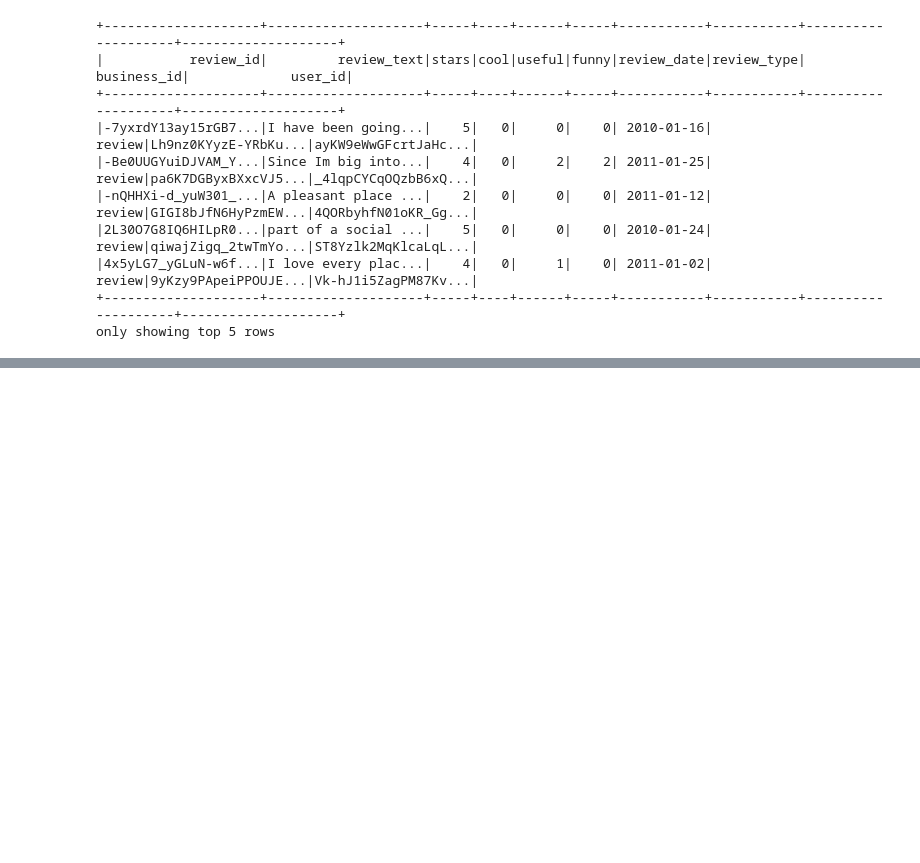
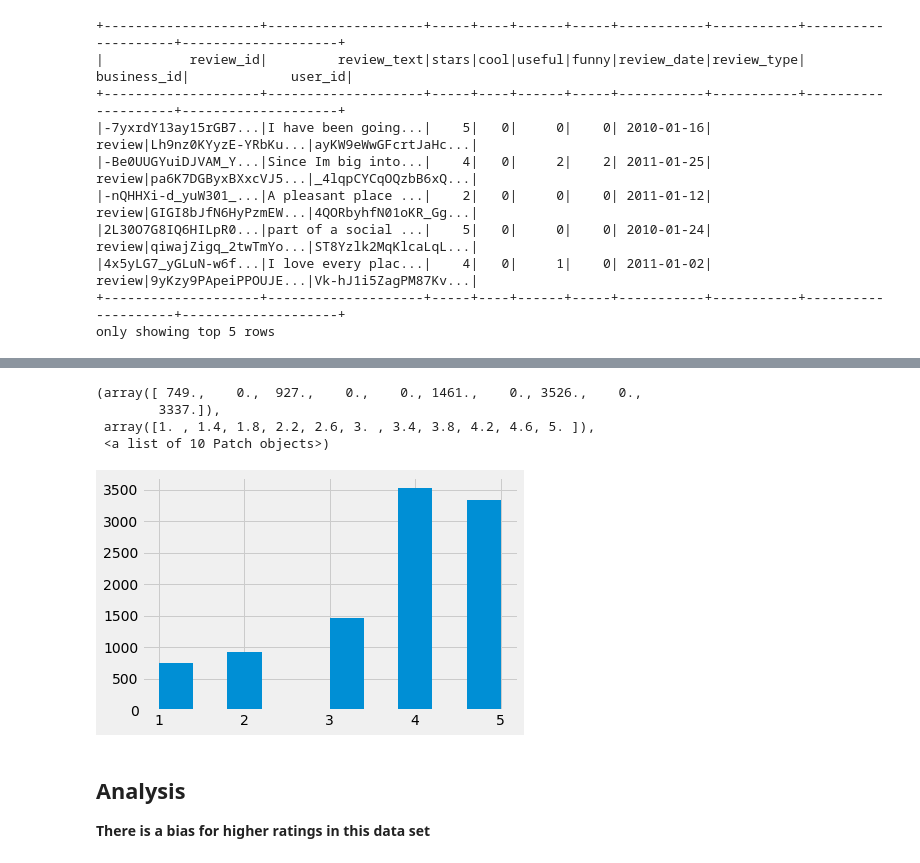
Before and after one commit to karenbennis/Xy, a Jupyter notebook: Copy_of_Project.ipynb, the cells around one changed output, grey strips where cells are left out. Saved outputs shown, nothing was run; the diff lists cells and outputs as text; code cells hidden in the pictures; blank space fills up the shorter version.

```diff
--- a/Copy_of_Project.ipynb
+++ b/Copy_of_Project.ipynb
@@ -124,11 +129,11 @@ user_df2.show(5)
 |W_d9w7yr3koSUXHco...|aBnKTxZzdhabTXfzt...|
 +--------------------+--------------------+
 only showing top 5 rows
+# %%
+review_df2 = review_df2.join(business_df2, on="review_id", how="inner")
 # %%
-# Join tables
-spark_df = review_df2.join(business_df2, on="review_id", how="inner")
-spark_df = spark_df.join(user_df2, on="review_id", how="inner")
-spark_df.show(5)
+review_df2 = review_df2.join(user_df2, on="review_id", how="inner")
+review_df2.show(5)
 # %% [output]
 +--------------------+--------------------+-----+----+------+-----+-----------+-----------+--------------------+--------------------+
 |           review_id|         review_text|stars|cool|useful|funny|review_date|review_type|         business_id|             user_id|
@@ -171,0 +148,4 @@ only showing top 20 rows
+# %%
+col_list = ['business_id', 'review_date', 'review_id', 'stars', 'review_text', 'review_type', 'user_id', 'cool', 'useful', 'funny']
+spark_df = review_df2.select(col_list)
+spark_df.show(5)
@@ -172,4 +163,4 @@ only showing top 20 rows
 # %%
-#import pandas as pd
-#data_df = spark_df.select('*').toPandas()
-#spark_df = spark.createDataFrame(data_df)
+import pandas as pd
+data_df = spark_df.select('*').toPandas()
+data_df.head()
@@ -175,0 +206,14 @@ only showing top 20 rows
+# %%
+import matplotlib.pyplot as plt
+%matplotlib inline
+plt.style.use('fivethirtyeight')
+plt.hist(data_df['stars'])
+# %% [output]
+(array([ 749.,    0.,  927.,    0.,    0., 1461.,    0., 3526.,    0.,
+        3337.]),
+ array([1. , 1.4, 1.8, 2.2, 2.6, 3. , 3.4, 3.8, 4.2, 4.6, 5. ]),
+ <a list of 10 Patch objects>)
+[figure, added]
+# %% [markdown]
+## Analysis
+**There is a bias for higher ratings in this data set**
```
Also changed, not shown: parts of 39 cells of this notebook.
